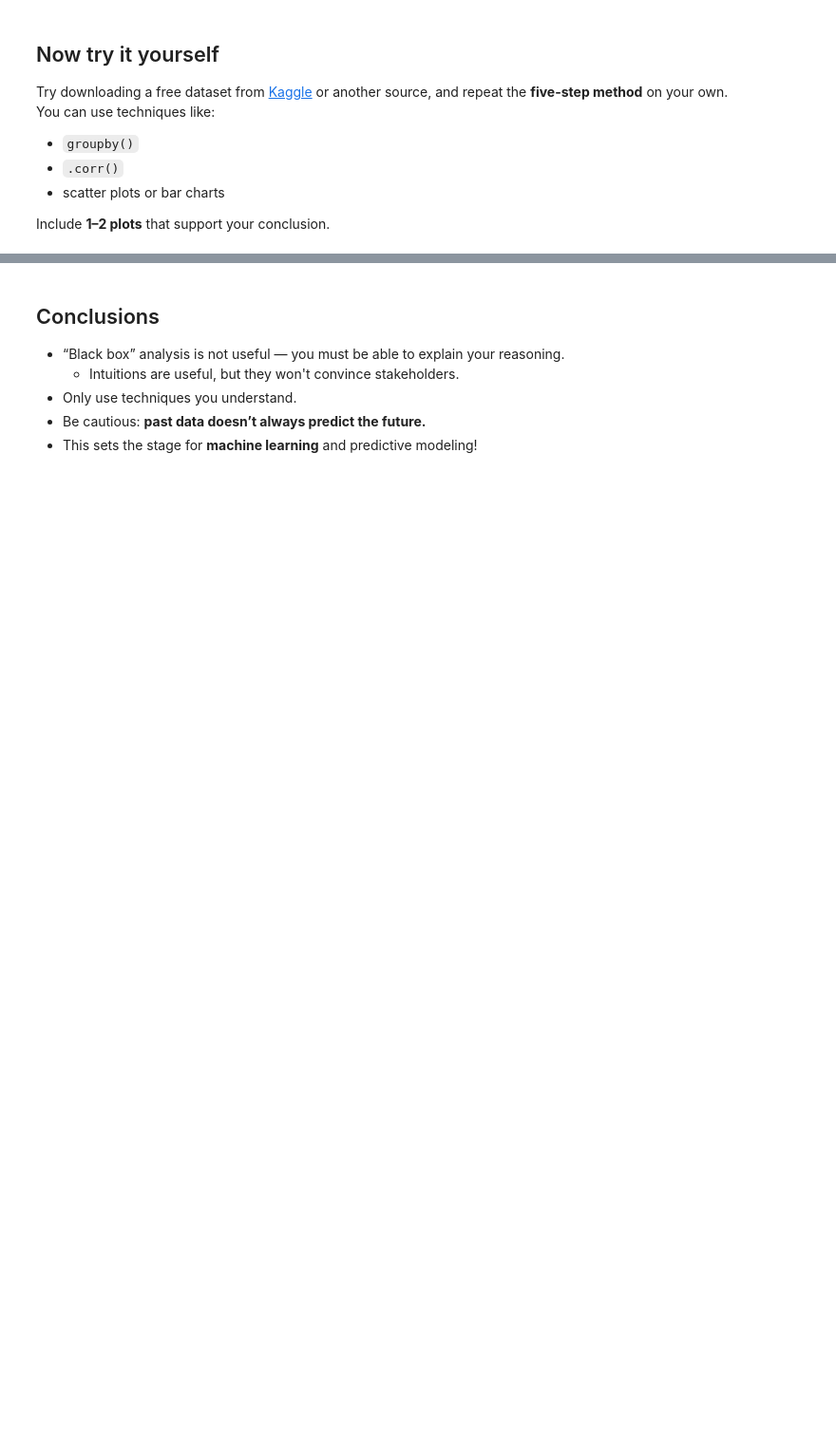
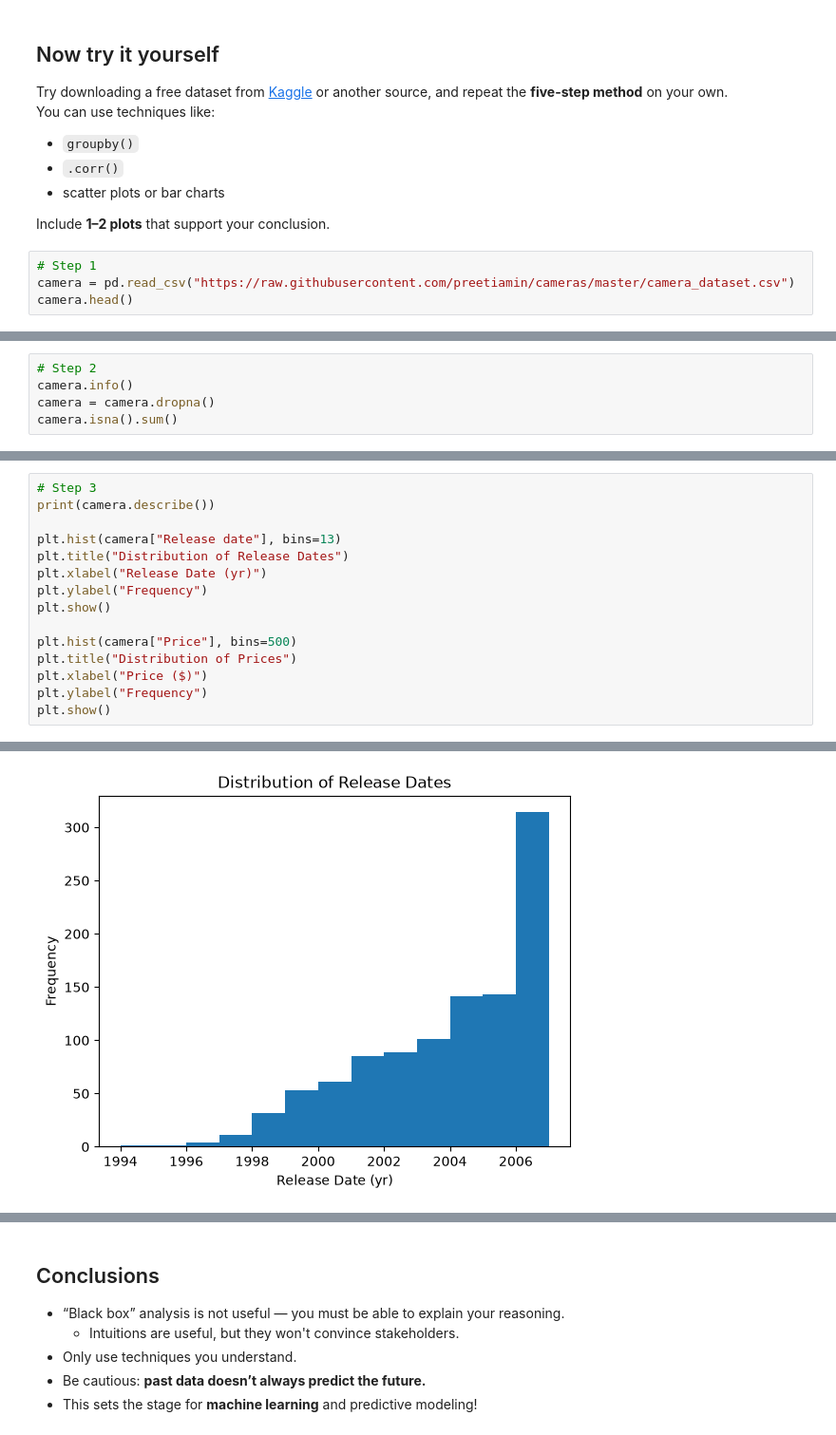
Before and after one commit to ZhiYan24/bwsi-comp-problem-solving, a Jupyter notebook: mod3_math_modeling/3_intro_to_data_analysis.ipynb, the cells around one changed output, grey strips where cells are left out. Shown at 95% size. Saved outputs shown, nothing was run; the diff lists cells and outputs as text; blank space fills up the shorter version.

```diff
--- a/mod3_math_modeling/3_intro_to_data_analysis.ipynb
+++ b/mod3_math_modeling/3_intro_to_data_analysis.ipynb
@@ -229,3 +240,7 @@ You can use techniques like:
 - scatter plots or bar charts
 
 Include **1–2 plots** that support your conclusion.
+# %%
+# Step 1
+camera = pd.read_csv("https://raw.githubusercontent.com/preetiamin/cameras/master/camera_dataset.csv")
+camera.head()
@@ -231,0 +254,5 @@ Include **1–2 plots** that support your conclusion.
+# %%
+# Step 2
+camera.info()
+camera = camera.dropna()
+camera.isna().sum()
@@ -231,0 +294,16 @@ Include **1–2 plots** that support your conclusion.
+# %%
+# Step 3
+print(camera.describe())
+
+plt.hist(camera["Release date"], bins=13)
+plt.title("Distribution of Release Dates")
+plt.xlabel("Release Date (yr)")
+plt.ylabel("Frequency")
+plt.show()
+
+plt.hist(camera["Price"], bins=500)
+plt.title("Distribution of Prices")
+plt.xlabel("Price ($)")
+plt.ylabel("Frequency")
+plt.show()
+# %% [output]
@@ -231,0 +327 @@ Include **1–2 plots** that support your conclusion.
+[figure, added]
```
Also changed, not shown: parts of 13 cells of this notebook, 2 other files.
